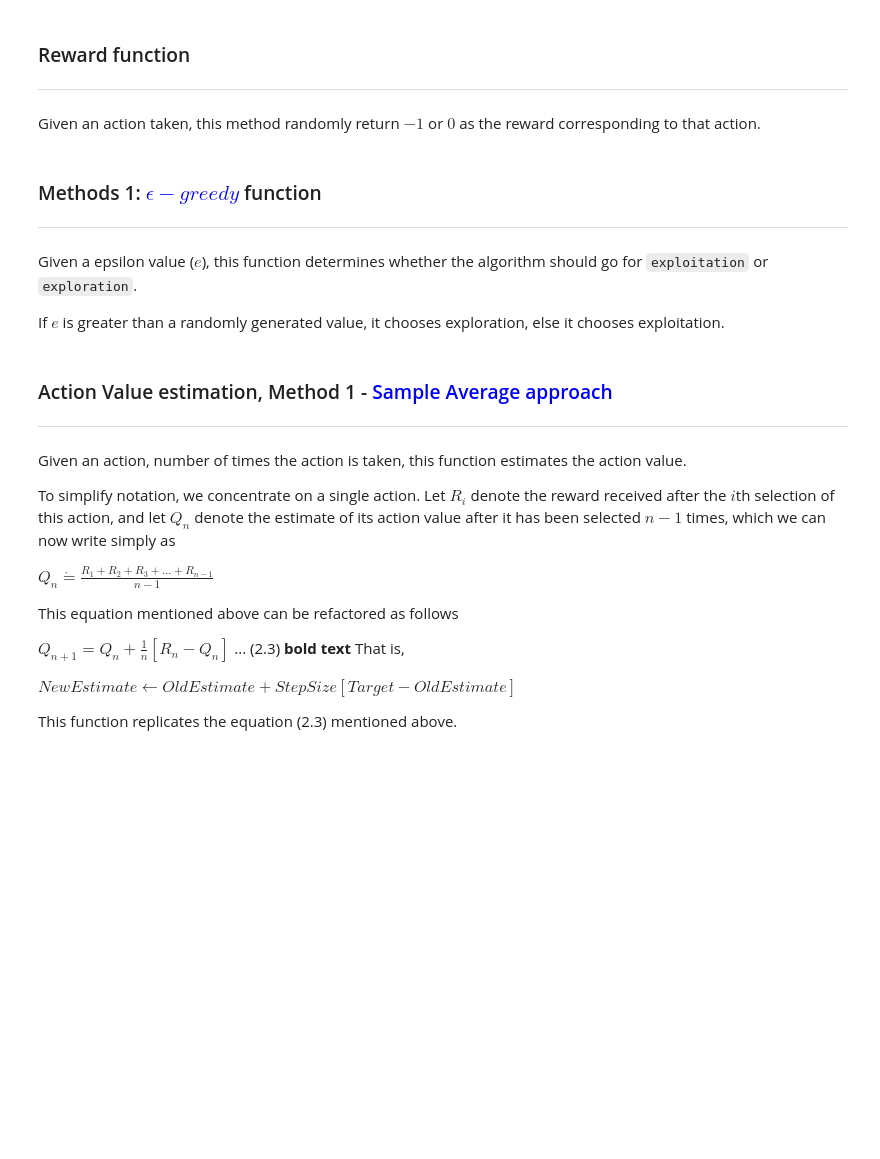
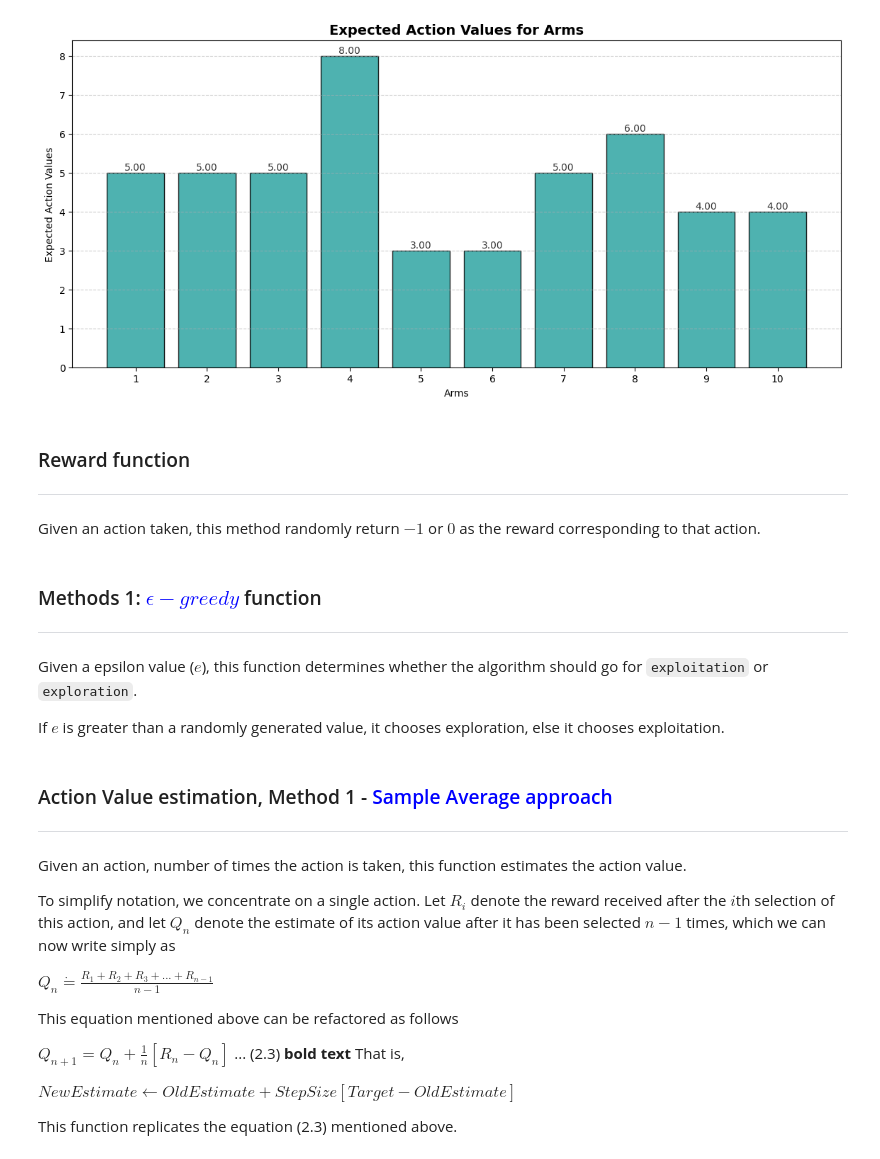
Before and after one commit to mdehghani86/RL_labs, a Jupyter notebook: Lab 2/Lab_2(a)_MABs_Binomial.ipynb, the cells around one changed output. Cells and saved outputs as stored; diff of their text form; code cells hidden in the pictures; blank space fills up the shorter version.

```diff
--- a/Lab 2/Lab_2(a)_MABs_Binomial.ipynb
+++ b/Lab 2/Lab_2(a)_MABs_Binomial.ipynb
@@ -90,3 +70,62 @@ Text(0,0.5,'Expected Action Values')
+# %%
+import matplotlib.pyplot as plt
+import numpy as np
+
+# ----------------------------
+# Example Data: Binomial rewards (always non-negative)
+# ----------------------------
+arms = 10
+# Each arm has an expected reward drawn from a binomial distribution.
+# For example: 10 trials with p=0.5 gives expected values between 0 and 10.
+expected_action_value = np.random.binomial(n=10, p=0.5, size=arms)
+
+# ----------------------------
+# Define Sutto-inspired colors
+# ----------------------------
+sutto_colors = ["#2fa5a3", "#7cc7c3", "#f06d3d"]  # teal, aqua, orange
+
+# ----------------------------
+# Create Figure and Axes
+# ----------------------------
+fig, ax = plt.subplots(figsize=(14, 6))
+
+x_pos = np.arange(1, arms+1)
+
+# ----------------------------
+# Plot Bars
+# ----------------------------
+bars = ax.bar(x_pos, expected_action_value,
+              align="center",
+              color=sutto_colors[0],  # teal
+              edgecolor="black",
+              alpha=0.85)
+
+# ----------------------------
+# Customize Plot Appearance
+# ----------------------------
+ax.set_title("Expected Action Values for Arms", fontsize=14, fontweight="bold")
+ax.set_xlabel("Arms")
+ax.set_ylabel("Expected Action Values")
+plt.xticks(x_pos, x_pos)
+
+# Add horizontal grid lines
+ax.yaxis.grid(True, linestyle="--", alpha=0.6)
+
+# ----------------------------
+# Add Data Labels
+# ----------------------------
+for bar in bars:
+    height = bar.get_height()
+    ax.text(bar.get_x() + bar.get_width()/2., height,
+            f"{height:.2f}",
+            ha="center", va="bottom", fontsize=10, color="#333")
+
+# ----------------------------
+# Show Plot
+# ----------------------------
+plt.show()
+# %% [output]
+[figure, added]
 # %% [markdown]
 ### Reward function
 
```
Also changed, not shown: parts of 26 cells of this notebook.
